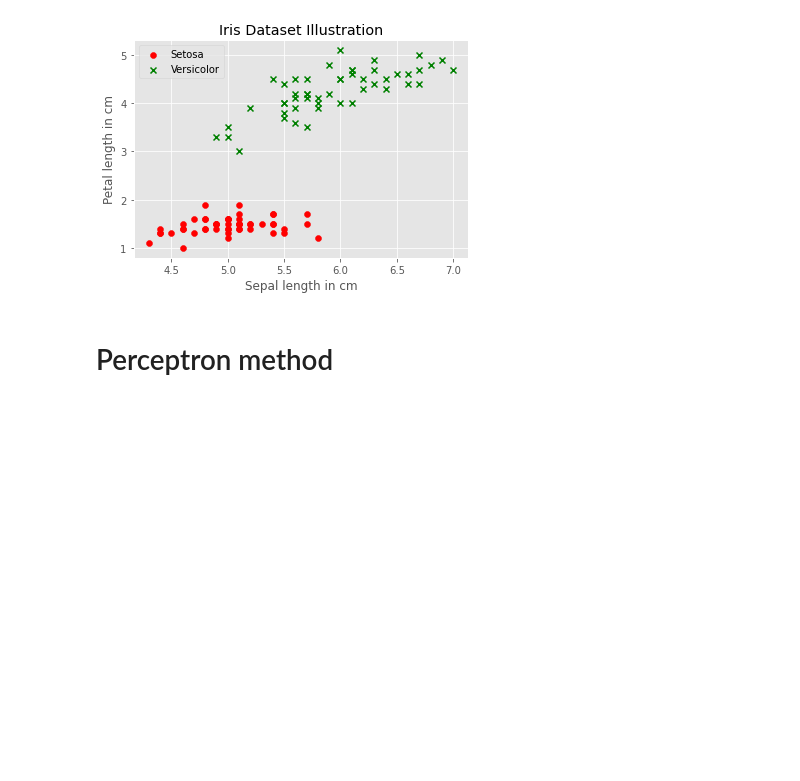
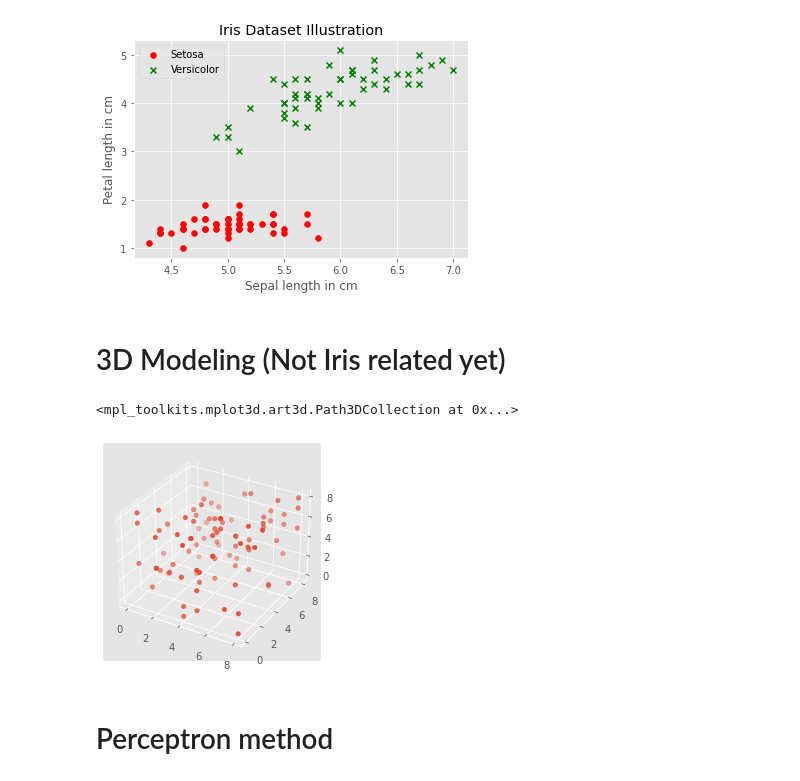
Before and after one commit to LarsRosenkilde/Machine-Learning, a Jupyter notebook: IrisPrediction.ipynb, the cells around one changed output. Saved outputs shown, nothing was run; the diff lists cells and outputs as text; code cells hidden in the pictures; blank space fills up the shorter version.

```diff
--- a/IrisPrediction.ipynb
+++ b/IrisPrediction.ipynb
@@ -94,6 +94,23 @@ plt.legend()
 # %% [output]
 <matplotlib.legend.Legend at 0x...>
 [figure]
+# %% [markdown]
+# 3D Modeling (Not Iris related yet)
+# %%
+import random
+from mpl_toolkits import mplot3d
+
+
+x = [random.randrange(0, 9) for _ in range(100)]
+y = [random.randrange(0, 9) for _ in range(100)]
+z = [random.randrange(0, 9) for _ in range(100)]
+
+fig = plt.figure()
+ax = plt.axes(projection="3d")
+ax.scatter3D(x, y, z)
+# %% [output]
+<mpl_toolkits.mplot3d.art3d.Path3DCollection at 0x...>
+[figure, added]
 # %% [markdown]
 # Perceptron method
 # %%
```
Also changed, not shown: parts of 1 cell of this notebook.
